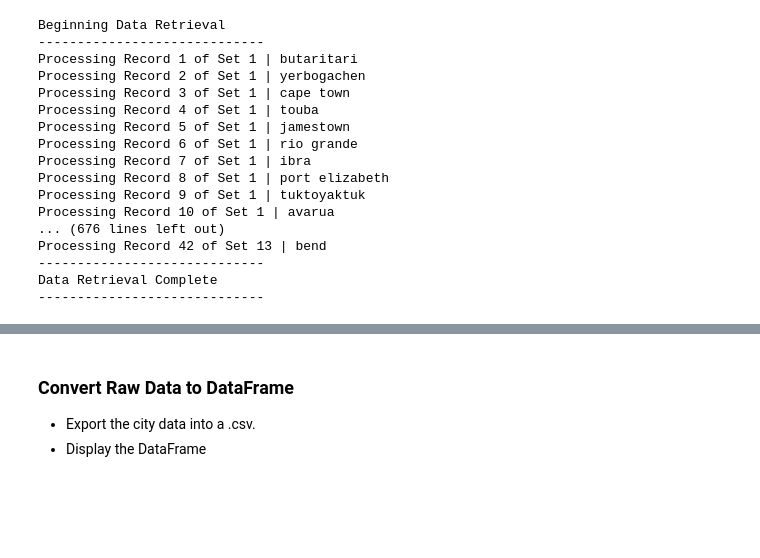
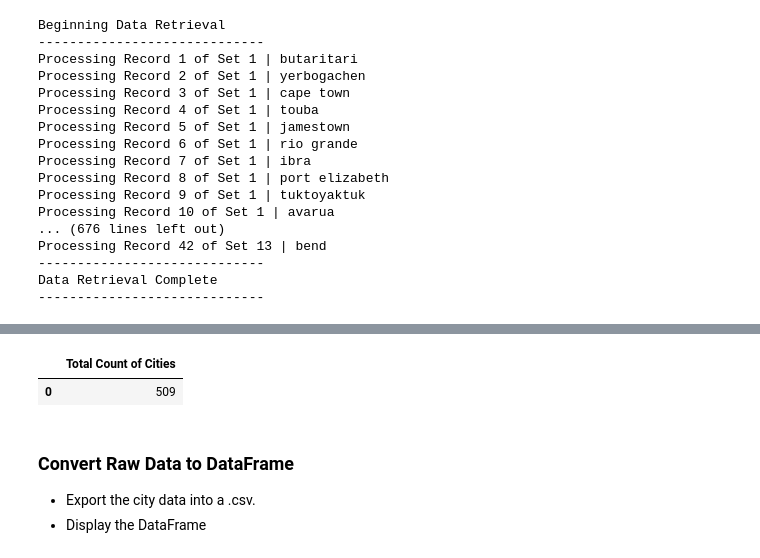
Before and after one commit to Karla-Flores/Python-API, a Jupyter notebook: starter_code/WheaterPy/WeatherPy.ipynb, the cells around one changed output, grey strips where cells are left out. Drawn from its saved outputs; the diff is of its cells as text; code cells hidden in the pictures; blank space fills up the shorter version.

```diff
--- a/starter_code/WheaterPy/WeatherPy.ipynb
+++ b/starter_code/WheaterPy/WeatherPy.ipynb
@@ -144,6 +147,13 @@ Processing Record 23of Set 11 | amapa
 ------------------------
 Data Retrieval Complete
 ------------------------
+# %%
+t_city=len(city)
+t_city = pd.DataFrame({'Total Count of Cities': t_city}, index=[0])
+t_city
+# %% [output]
+|  | Total Count of Cities |
+| 0 | 509 |
 # %% [markdown]
 ### Convert Raw Data to DataFrame
 * Export the city data into a .csv.
```
Also changed, not shown: parts of 6 cells of this notebook, 1 other file.
